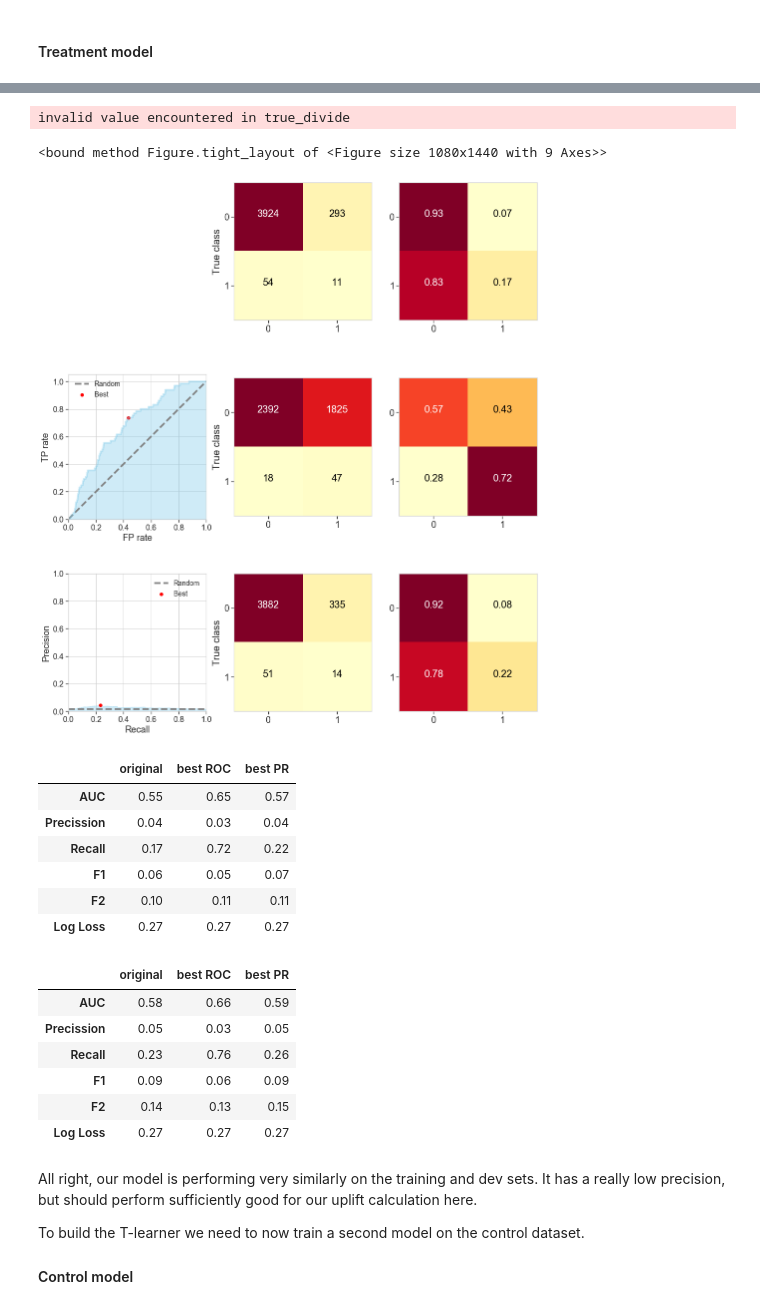
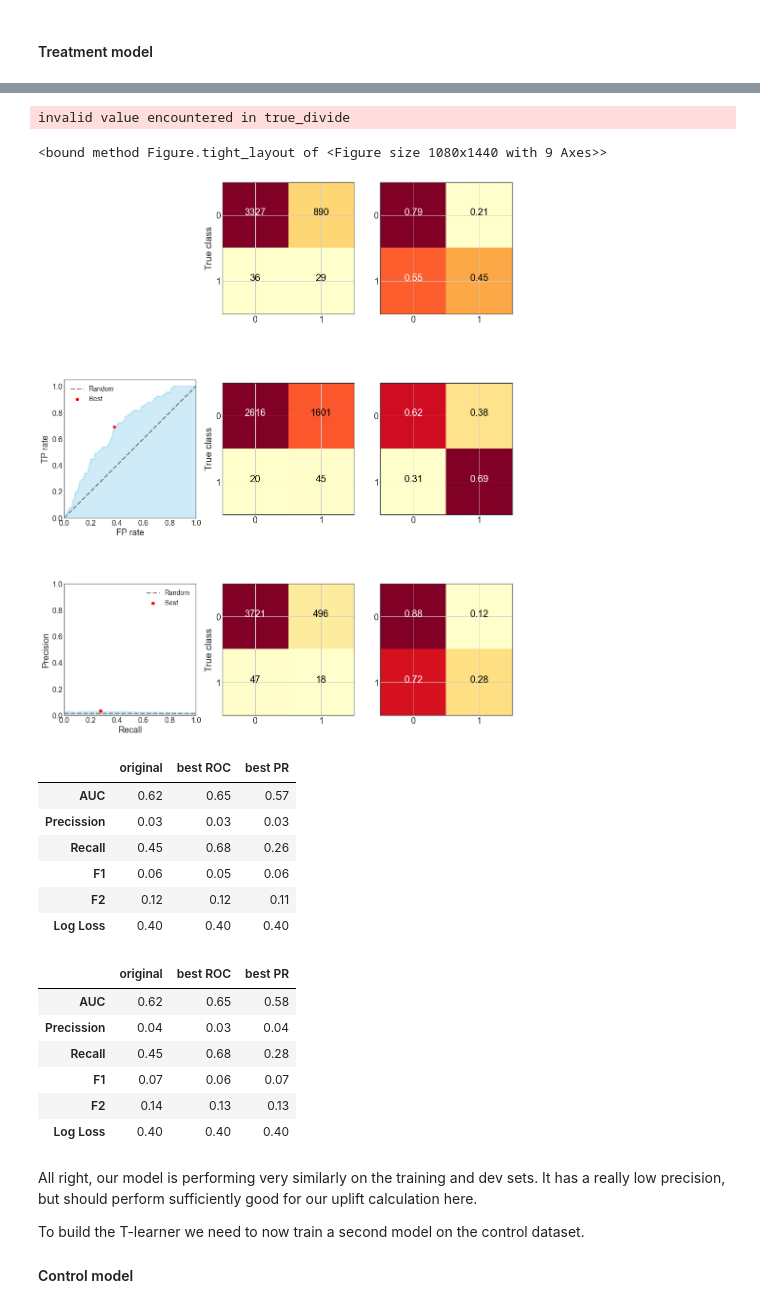
Before and after one commit to pkieliba/machine-learning, a Jupyter notebook: target-customers/3.T-learner.ipynb, the cells around one changed output, grey strips where cells are left out. Saved outputs shown, nothing was run; the diff lists cells and outputs as text; code cells hidden in the pictures.

```diff
--- a/target-customers/3.T-learner.ipynb
+++ b/target-customers/3.T-learner.ipynb
@@ -467,6 +452,8 @@ xgbStudyTreat.best_params
 # %%
-xgbPipeTreat = deepcopy(xgbPipe.set_params(**xgbStudyTreat.best_params))
+xgbPipeTreat = deepcopy(xgbPipe.set_params(**xgbStudyTreat.best_params,
+                                           xgbclassifier__n_estimators=800))
 xgbPipeTreat.fit(Xtrain[Ttrain==1],Ytrain[Ttrain==1])
+joblib.dump(xgbPipeTreat, 'models/xgb-tlearn-treat-trained')
 YpredTreat = xgbPipeTreat.predict(Xtest[Ttest==1])
 YprobsTreat = xgbPipeTreat.predict_proba(Xtest[Ttest==1])[:,1]
 cm = confusion_matrix(Ytest[Ttest==1], YpredTreat)
@@ -473,49 +463,49 @@ cm = confusion_matrix(Ytest[Ttest==1], YpredTreat)
 # %%
 fig, axes = plt.subplots(3,3, figsize=(15,20), gridspec_kw={'hspace': 0.3})
 axes[0,0].set_visible(False)
 plotMethods.plotCM(cm, normalize=False, ax=axes[0,1], xlabel=False)
 plotMethods.plotCM(cm, normalize=True, ax=axes[0,2], xlabel=False, ylabel=False)
 
 _, bestROC = plotMethods.plotROC(Ytest[Ttest==1], YprobsTreat, ax=axes[1,0])
-plotMethods.plotCM(confusion_matrix(Ytest[Ttest==1], (YprobsTreat>bestROC).astype(int)),
+plotMethods.plotCM(confusion_matrix(Ytest[Ttest==1], (YprobsTreat>=bestROC).astype(int)),
                      normalize=False, ax=axes[1,1], xlabel=False)
-plotMethods.plotCM(confusion_matrix(Ytest[Ttest==1], (YprobsTreat>bestROC).astype(int)),
+plotMethods.plotCM(confusion_matrix(Ytest[Ttest==1], (YprobsTreat>=bestROC).astype(int)),
                      normalize=True, ax=axes[1,2], xlabel=False, ylabel=False)
 
 _, bestPR = plotMethods.plotPR(Ytest[Ttest==1], YprobsTreat, ax=axes[2,0])
-plotMethods.plotCM(confusion_matrix(Ytest[Ttest==1], (YprobsTreat>bestPR).astype(int)),
+plotMethods.plotCM(confusion_matrix(Ytest[Ttest==1], (YprobsTreat>=bestPR).astype(int)),
                      normalize=False, ax=axes[2,1], xlabel=False)
-plotMethods.plotCM(confusion_matrix(Ytest[Ttest==1], (YprobsTreat>bestPR).astype(int)),
+plotMethods.plotCM(confusion_matrix(Ytest[Ttest==1], (YprobsTreat>=bestPR).astype(int)),
                      normalize=True, ax=axes[2,2], xlabel=False, ylabel=False)
 
 fig.tight_layout
 # %% [output]
 invalid value encountered in true_divide
 <bound method Figure.tight_layout of <Figure size 1080x1440 with 9 Axes>>
-[figure, old version]
+[figure, new version]
 # %%
 plotMethods.metricsUplift(Ytest[Ttest==1], YprobsTreat, thresholds=[0.5, bestROC, bestPR],
                            columns=['original', 'best ROC', 'best PR'])
 # %% [output]
 |  | original | best ROC | best PR |
-| AUC | 0.55 | 0.65 | 0.57 |
-| Precission | 0.04 | 0.03 | 0.04 |
-| Recall | 0.17 | 0.72 | 0.22 |
-| F1 | 0.06 | 0.05 | 0.07 |
-| F2 | 0.10 | 0.11 | 0.11 |
-| Log Loss | 0.27 | 0.27 | 0.27 |
+| AUC | 0.62 | 0.65 | 0.57 |
+| Precission | 0.03 | 0.03 | 0.03 |
+| Recall | 0.45 | 0.68 | 0.26 |
+| F1 | 0.06 | 0.05 | 0.06 |
+| F2 | 0.12 | 0.12 | 0.11 |
+| Log Loss | 0.40 | 0.40 | 0.40 |
 # %%
 plotMethods.metricsUplift(Ytrain[Ttrain==1], xgbPipeTreat.predict_proba(Xtrain[Ttrain==1])[:,1],
                            thresholds=[0.5, bestROC, bestPR],
                            columns=['original', 'best ROC', 'best PR'])
 # %% [output]
 |  | original | best ROC | best PR |
-| AUC | 0.58 | 0.66 | 0.59 |
-| Precission | 0.05 | 0.03 | 0.05 |
-| Recall | 0.23 | 0.76 | 0.26 |
-| F1 | 0.09 | 0.06 | 0.09 |
-| F2 | 0.14 | 0.13 | 0.15 |
-| Log Loss | 0.27 | 0.27 | 0.27 |
+| AUC | 0.62 | 0.65 | 0.58 |
+| Precission | 0.04 | 0.03 | 0.04 |
+| Recall | 0.45 | 0.68 | 0.28 |
+| F1 | 0.07 | 0.06 | 0.07 |
+| F2 | 0.14 | 0.13 | 0.13 |
+| Log Loss | 0.40 | 0.40 | 0.40 |
 # %% [markdown]
 All right, our model is performing very similarly on the training and dev sets. It has a really low precision, but should perform sufficiently good for our uplift calculation here.
 
```
Also changed, not shown: parts of 50 cells of this notebook, 20 other files.
